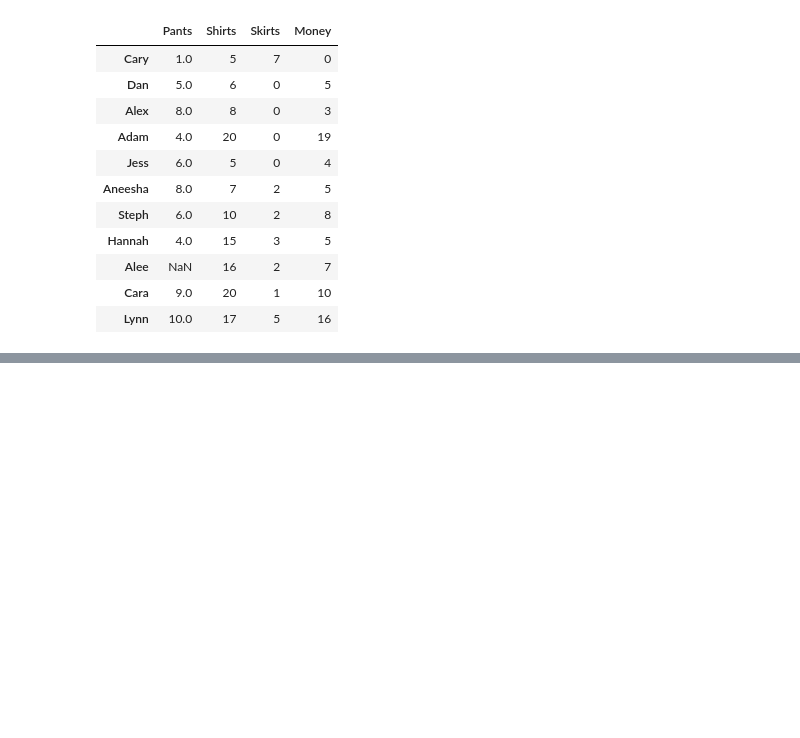
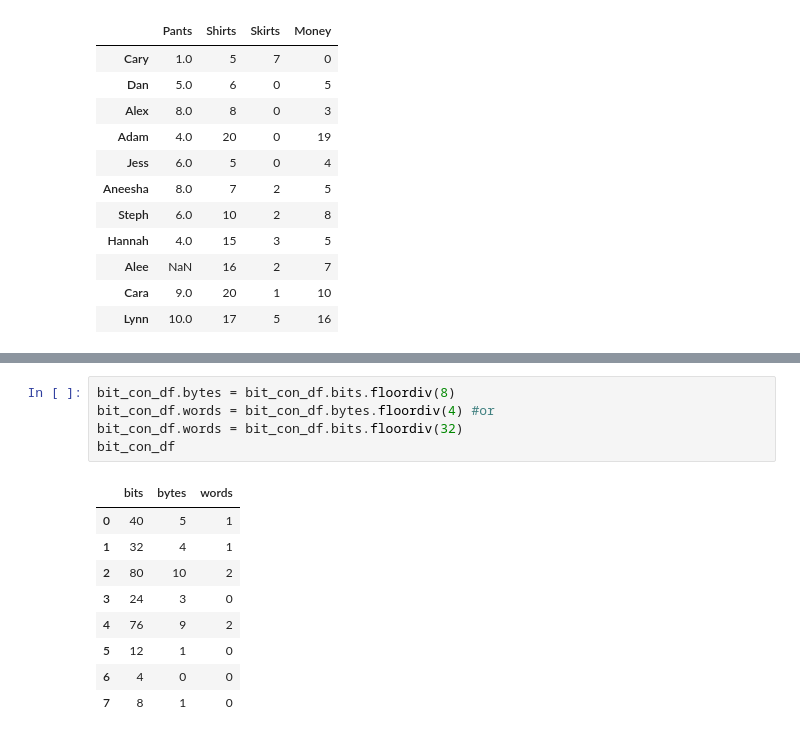
Before and after one commit to mmj32/Class-Practice-Repo, a Jupyter notebook: todo5/pandas_notes2_haring.ipynb, the cells around one changed output, grey strips where cells are left out. Cells and saved outputs as stored; diff of their text form; blank space fills up the shorter version.

```diff
--- a/todo5/pandas_notes2_haring.ipynb
+++ b/todo5/pandas_notes2_haring.ipynb
@@ -724,0 +743,15 @@ See the caveats in the documentation: http://pandas.pydata.org/pandas-docs/stabl
+# %%
+bit_con_df.bytes = bit_con_df.bits.floordiv(8)
+bit_con_df.words = bit_con_df.bytes.floordiv(4) #or
+bit_con_df.words = bit_con_df.bits.floordiv(32)
+bit_con_df
+# %% [output]
+|  | bits | bytes | words |
+| 0 | 40 | 5 | 1 |
+| 1 | 32 | 4 | 1 |
+| 2 | 80 | 10 | 2 |
+| 3 | 24 | 3 | 0 |
+| 4 | 76 | 9 | 2 |
+| 5 | 12 | 1 | 0 |
+| 6 | 4 | 0 | 0 |
+| 7 | 8 | 1 | 0 |
```
Also changed, not shown: parts of 2 cells of this notebook.
